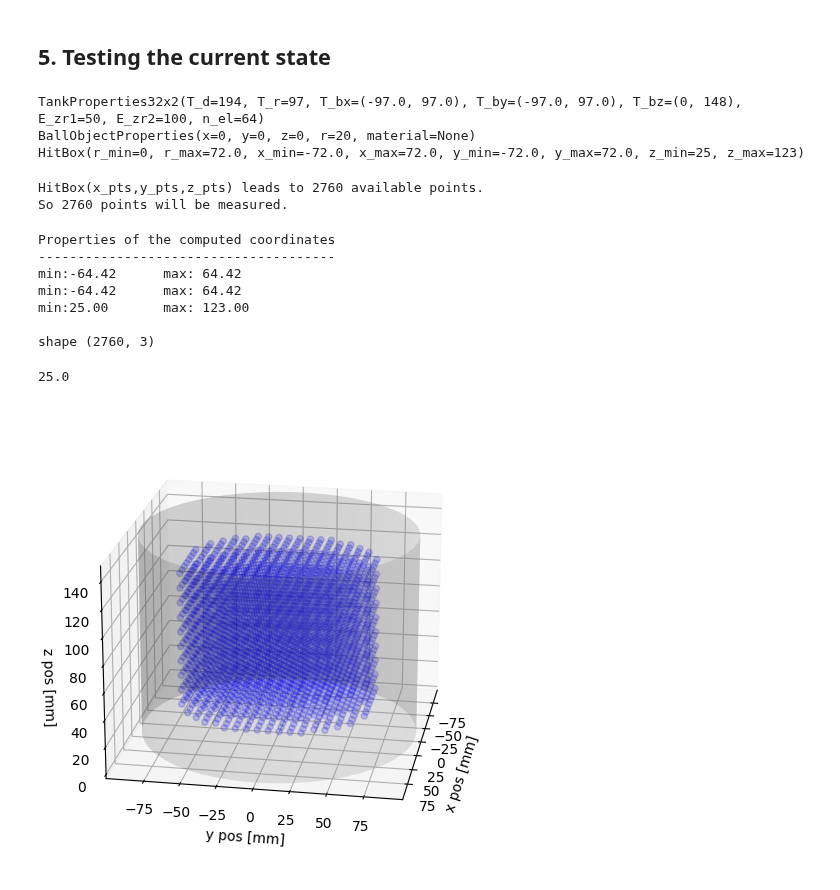
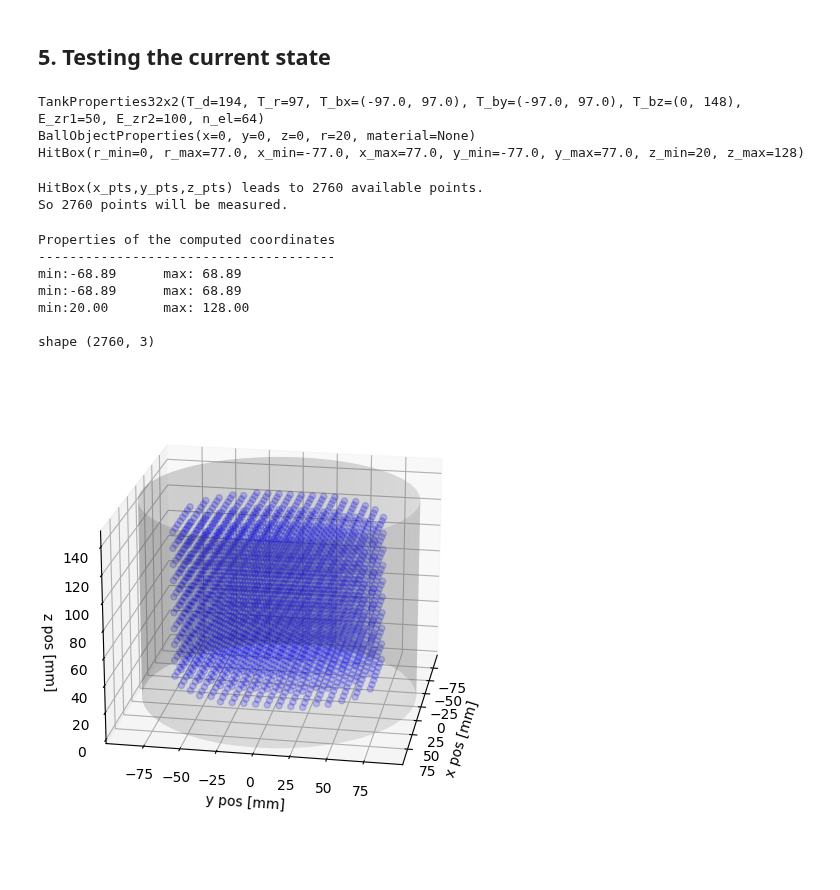
Before and after one commit to JacobTh98/3dIT, a Jupyter notebook: developing.ipynb, the cells around one changed output. Drawn from its saved outputs; the diff is of its cells as text; code cells hidden in the pictures.

```diff
--- a/developing.ipynb
+++ b/developing.ipynb
@@ -218,7 +269,7 @@ from src.visualization import plot_meas_coords
 # %%
 tank = TankProperties32x2()
 ball = BallObjectProperties(x=0, y=0, z=0, r=20, material=None)
-hitbox = compute_hitbox(tank, ball, safety_tolerance=5)
+hitbox = compute_hitbox(tank, ball, safety_tolerance=0)
 # %%
 print(tank)
 print(ball)
@@ -226,7 +277,7 @@ print(hitbox)
 # %% [output]
 TankProperties32x2(T_d=194, T_r=97, T_bx=(-97.0, 97.0), T_by=(-97.0, 97.0), T_bz=(0, 148), E_zr1=50, E_zr2=100, n_el=64)
 BallObjectProperties(x=0, y=0, z=0, r=20, material=None)
-HitBox(r_min=0, r_max=72.0, x_min=-72.0, x_max=72.0, y_min=-72.0, y_max=72.0, z_min=25, z_max=123)
+HitBox(r_min=0, r_max=77.0, x_min=-77.0, x_max=77.0, y_min=-77.0, y_max=77.0, z_min=20, z_max=128)
 # %%
 coordinates = create_meas_coordinates(hitbox, x_pts=20, y_pts=20, z_pts=10)
 # %% [output]
@@ -237,16 +288,12 @@ print_coordinates_props(coordinates)
 # %% [output]
 Properties of the computed coordinates
 --------------------------------------
-min:-64.42      max: 64.42
-min:-64.42      max: 64.42
-min:25.00       max: 123.00
+min:-68.89      max: 68.89
+min:-68.89      max: 68.89
+min:20.00       max: 128.00
 
 shape (2760, 3)
-# %%
-np.min(coordinates[:, 2])
-# %% [output]
-25.0
 # %%
-plot_meas_coords(tank=tank, meas_coords=coordinates)
+plot_meas_coords(tank=tank, meas_coords=coordinates, p_select=None)
 # %% [output]
-[figure, old version]
+[figure, new version]
```
Also changed, not shown: parts of 4 cells of this notebook, 4 other files.
